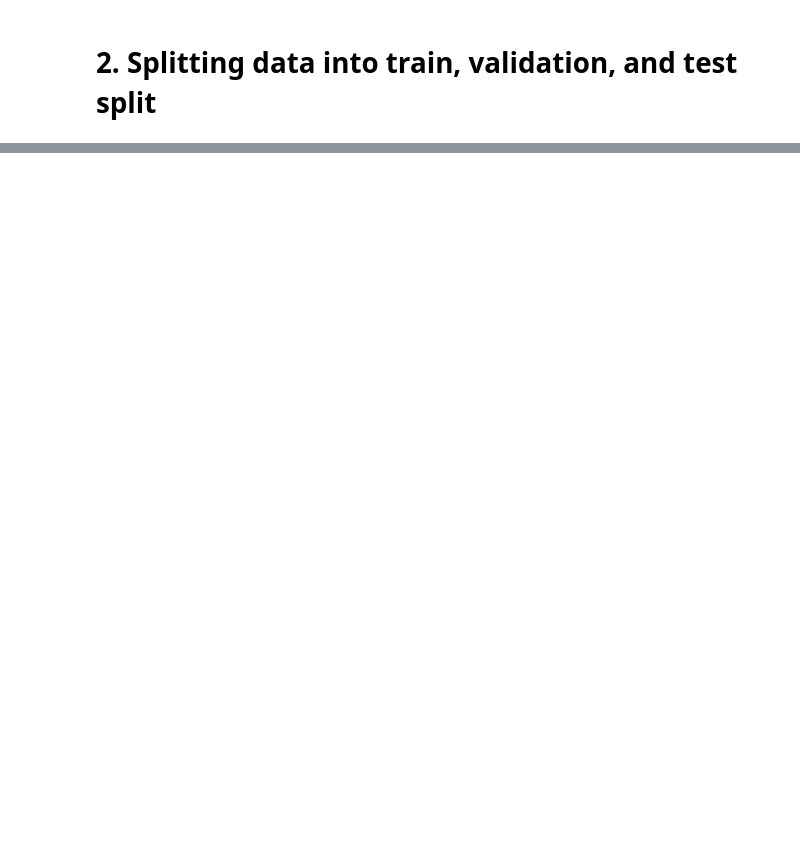
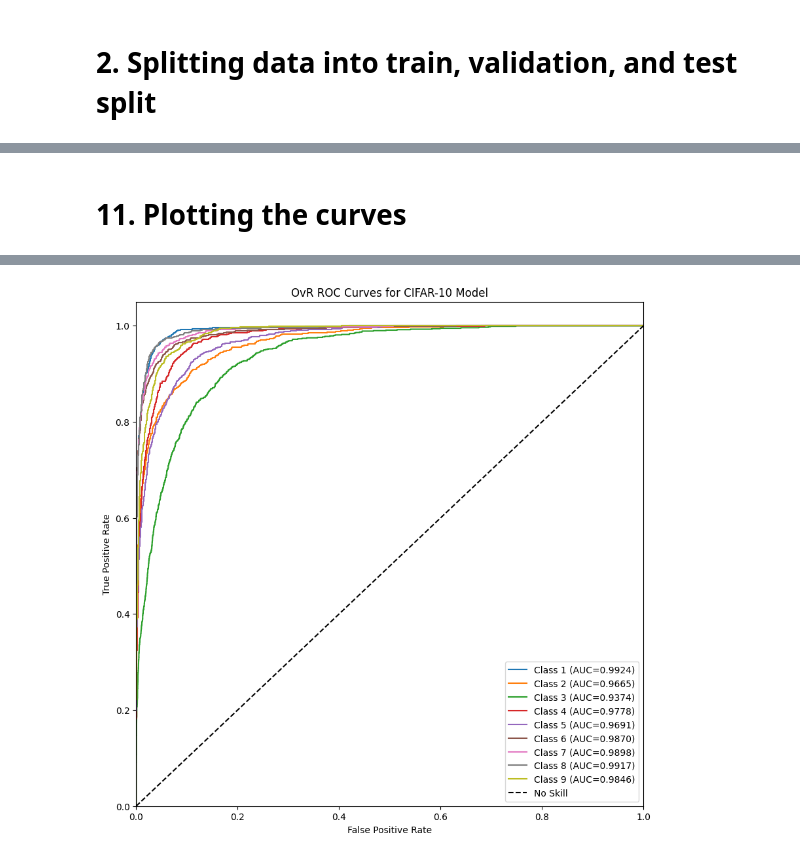
Before and after one commit to ahsanrbaloch/CNN-CIFAR10-ML, a Jupyter notebook: cifar10_classification.ipynb, the cells around one changed output, grey strips where cells are left out. Cells and saved outputs as stored; diff of their text form; code cells hidden in the pictures; blank space fills up the shorter version.

```diff
--- a/cifar10_classification.ipynb
+++ b/cifar10_classification.ipynb
@@ -239,0 +486,20 @@ Epoch 40/40
+# %%
+# One-vs-Rest ROC Curves and AUCs
+num_classes = 10  # Assuming 10 classes in CIFAR-10
+y_pred = model.predict(X_test)
+y_pred_proba = y_pred[:, 1:]  # Exclude the first column (background class)
+
+ovr_auc_scores = {}
+for class_index in range(1, num_classes):  # Skip background class (index 0)
+  # OvR binary classification setup
+  y_test_binary = np.zeros_like(y_test)
+  y_test_binary[y_test == class_index] = 1
+
+  # ROC curve and AUC calculation
+  fpr, tpr, _ = roc_curve(y_test_binary, y_pred_proba[:, class_index - 1])
+  auc_score = auc(fpr, tpr)
+
+  # Store AUC score for this class
+  ovr_auc_scores[class_index] = auc_score
+
+print("OvR AUC Scores:", ovr_auc_scores)  # Dictionary of class vs. AUC score
@@ -239,0 +509,34 @@ Epoch 40/40
+# %% [markdown]
+# 11. Plotting the curves
+# %%
+import matplotlib.pyplot as plt
+
+# One-vs-Rest ROC Curves and AUCs
+num_classes = 10  # Assuming 10 classes in CIFAR-10
+y_pred = model.predict(X_test)
+y_pred_proba = y_pred[:, 1:]  # Exclude the first column (background class)
+
+plt.figure(figsize=(10, 10))  # Adjust figure size as needed
+
+for class_index in range(1, num_classes):  # Skip background class (index 0)
+  # OvR binary classification setup
+  y_test_binary = np.zeros_like(y_test)
+  y_test_binary[y_test == class_index] = 1
+
+  # ROC curve and AUC calculation
+  fpr, tpr, _ = roc_curve(y_test_binary, y_pred_proba[:, class_index - 1])
+  auc_score = auc(fpr, tpr)
+
+  # Plot ROC curve for this class
+  plt.plot(fpr, tpr, label='Class %d (AUC=%0.4f)' % (class_index, auc_score))
+
+# Plot additional elements
+plt.plot([0, 1], [0, 1], 'k--', label='No Skill')
+plt.xlim([0.0, 1.0])
+plt.ylim([0.0, 1.05])
+plt.xlabel('False Positive Rate')
+plt.ylabel('True Positive Rate')
+plt.title('OvR ROC Curves for CIFAR-10 Model')
+plt.legend(loc='lower right')
+plt.show()
+# %% [output]
@@ -239,0 +544 @@ Epoch 40/40
+[figure, added]
```
Also changed, not shown: parts of 30 cells of this notebook.
